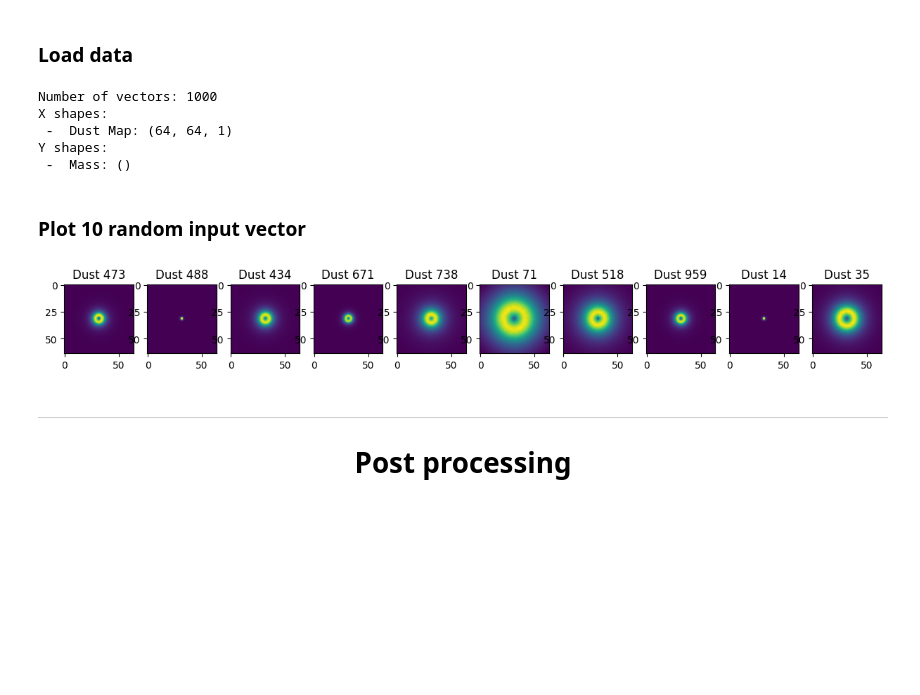
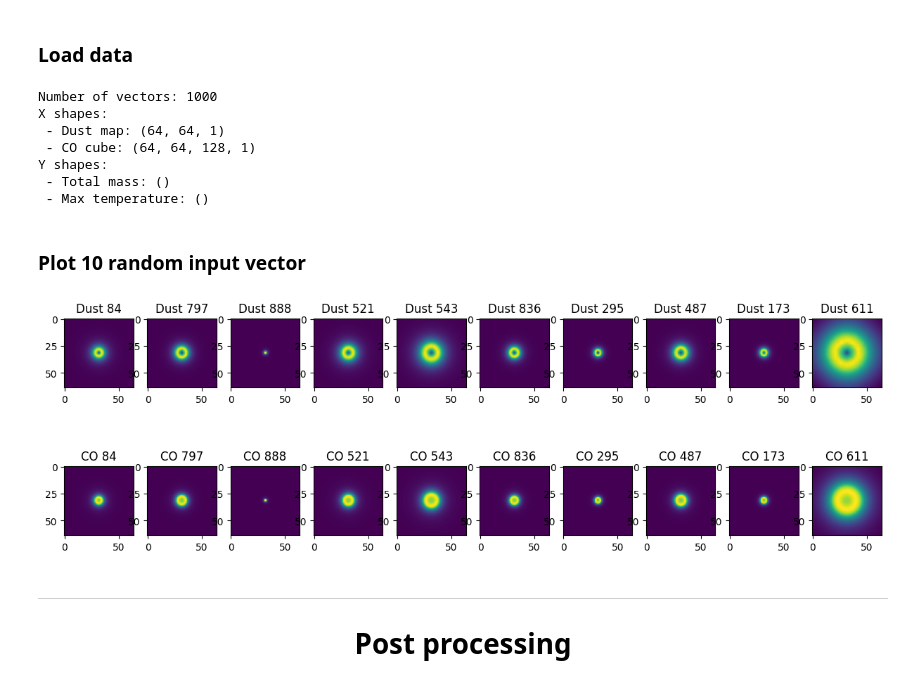
Before and after one commit to LeiRoF/M2-Internship, a Jupyter notebook: Train_Model_Sandbox.ipynb, the cells around one changed output. Drawn from its saved outputs; the diff is of its cells as text; code cells hidden in the pictures; blank space fills up the shorter version.

```diff
--- a/Train_Model_Sandbox.ipynb
+++ b/Train_Model_Sandbox.ipynb
@@ -151,22 +167,24 @@ def pick_vec(x, y, idx):
 # %% [markdown]
 ### Read one file
 # %%
+# TODO: Edit the data loading to match your needs
+
 def load_file(file):
 
     data = np.load(file)
 
     x = {
-        # "Dust Obs. Wavelenght [um]": np.array([250.,]), # dust observation frequency [um}
-        "Dust Map" : data["dust_image"].reshape(*data["dust_image"].shape, 1), # adding a channel dimension
-        # "CO Velocity" : data["CO_v"],
-        # "CO Cube" : data["CO_cube"].reshape(*data["CO_cube"].shape, 1), # adding a channel dimension
-        # "N2H+ Velocity" : data["N2H_v"],
-        # "N2H Cube" : data["N2H_cube"].reshape(*data["N2H_cube"].shape, 1), # adding a channel dimension
+        # "Dust wavelenght": np.array([250.,]), # dust observation frequency [um]
+        "Dust map" : data["dust_image"].reshape(*data["dust_image"].shape, 1), # adding a channel dimension
+        # "CO velocity" : data["CO_v"],
+        "CO cube" : data["CO_cube"].reshape(*data["CO_cube"].shape, 1), # adding a channel dimension
+        # "N2H+ velocity" : data["N2H_v"],
+        # "N2H cube" : data["N2H_cube"].reshape(*data["N2H_cube"].shape, 1), # adding a channel dimension
     }
 
     y = {
-        "Mass" : np.array(data["mass"]),
-        # "Max Temperature" : np.array(np.amax(data["dust_temperature"])),
+        "Total mass" : np.array(data["mass"]),
+        "Max temperature" : np.array(np.amax(data["dust_temperature"])),
     }
 
     return x, y
@@ -222,45 +244,51 @@ y_labels = list(y.keys())
 x_shapes = [i[0].shape for i in x.values()]
 y_shapes = [i[0].shape for i in y.values()]
 # %%
+# Print shapes
+
 print(f"Number of vectors: {nb_vectors}")
-print(f"X shapes:\n - ", '\n - '.join([f"{i}: {j}" for i, j in zip(x_labels, x_shapes)]))
-print(f"Y shapes:\n - ", '\n - '.join([f"{i}: {j}" for i, j in zip(y_labels, y_shapes)]))
+print(f"X shapes:\n -", '\n - '.join([f"{i}: {j}" for i, j in zip(x_labels, x_shapes)]))
+print(f"Y shapes:\n -", '\n - '.join([f"{i}: {j}" for i, j in zip(y_labels, y_shapes)]))
 # %% [output]
 Number of vectors: 1000
 X shapes:
- -  Dust Map: (64, 64, 1)
+ - Dust map: (64, 64, 1)
+ - CO cube: (64, 64, 128, 1)
 Y shapes:
- -  Mass: ()
+ - Total mass: ()
+ - Max temperature: ()
 # %% [markdown]
 ### Plot 10 random input vector
 # %%
+# Human dataset check
+
 if is_notebook():
 
     nb_axs = 0
-    if "Dust Map" in x: nb_axs += 1
-    if "CO Cube" in x: nb_axs += 1
-    if "N2H Cube" in x: nb_axs += 1
+    if "Dust map" in x: nb_axs += 1
+    if "CO cube" in x: nb_axs += 1
+    if "N2H cube" in x: nb_axs += 1
 
     fig, axs = plt.subplots(nb_axs, 10, figsize=(15, 5))
     if nb_axs == 1: axs = np.array([axs])
 
     for i in range(10):
         vec = np.random.randint(0, nb_vectors+1)
         nb_axis = 0
-        if "Dust Map" in x:
-            axs[nb_axis, i].imshow(x["Dust Map"][vec])
+        if "Dust map" in x:
+            axs[nb_axis, i].imshow(x["Dust map"][vec])
             axs[nb_axis, i].set_title(f"Dust {vec}")
             nb_axis += 1
-        if "CO Cube" in x:
-            axs[nb_axis, i].imshow(np.sum(x["CO Cube"][vec], axis=(-1,-2)))
+        if "CO cube" in x:
+            axs[nb_axis, i].imshow(np.sum(x["CO cube"][vec], axis=(-1,-2)))
             axs[nb_axis, i].set_title(f"CO {vec}")
             nb_axis += 1
-        if "N2H Cube" in x:
-            axs[nb_axis, i].imshow(np.sum(x["N2H Cube"][vec], axis=(-1,-2)))
+        if "N2H cube" in x:
+            axs[nb_axis, i].imshow(np.sum(x["N2H cube"][vec], axis=(-1,-2)))
             axs[nb_axis, i].set_title(f"N2H+ {vec}")
             nb_axis += 1
 # %% [output]
-[figure, old version]
+[figure, new version]
 # %% [markdown]
 ---
 
```
Also changed, not shown: parts of 23 cells of this notebook, 10 other files.
